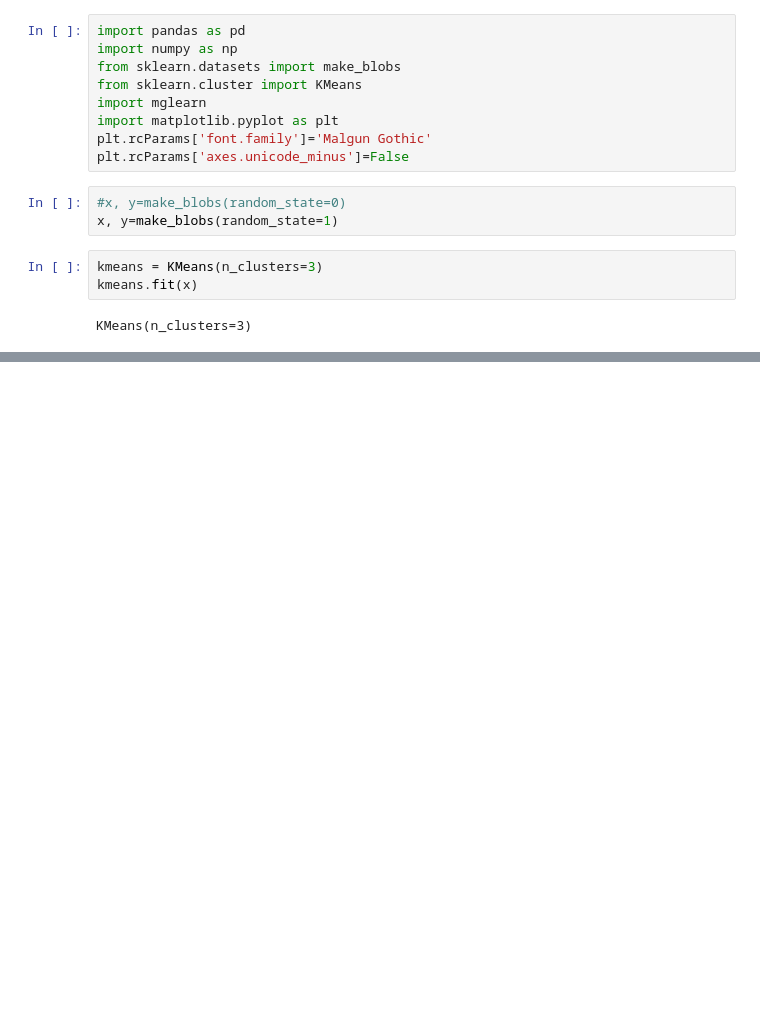
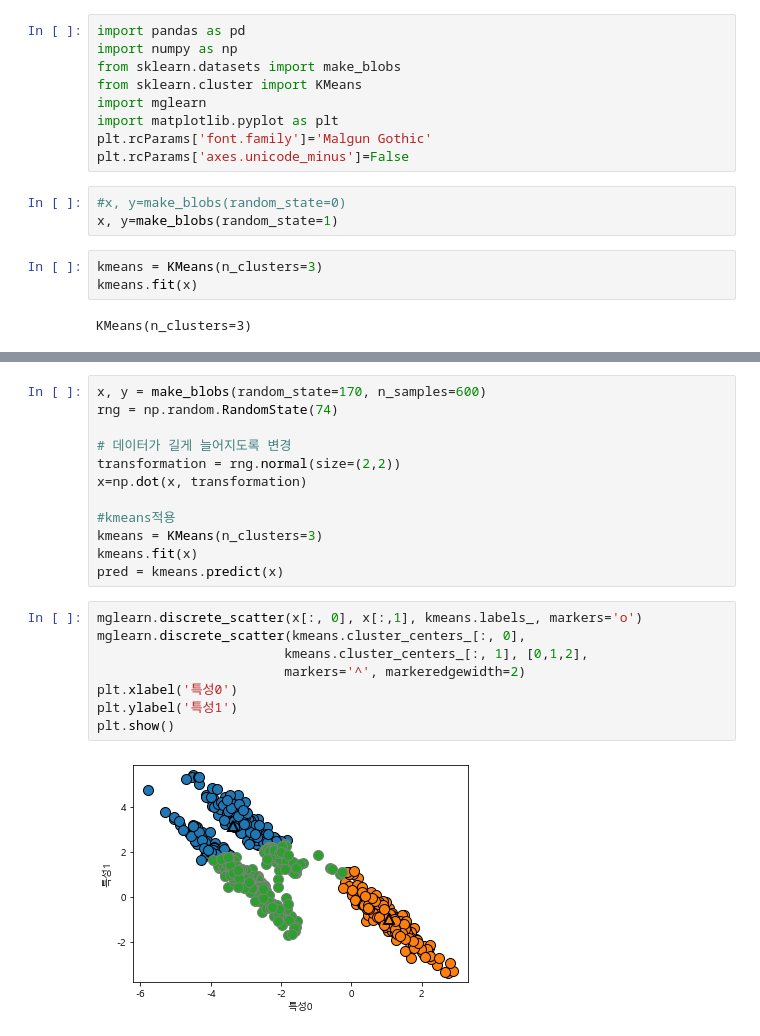
Before and after one commit to eeyeji/MachineLearning, a Jupyter notebook: 9일차/군집.ipynb, the cells around one changed output, grey strips where cells are left out. Drawn from its saved outputs; the diff is of its cells as text; blank space fills up the shorter version.

```diff
--- a/9일차/군집.ipynb
+++ b/9일차/군집.ipynb
@@ -52,0 +73,22 @@ mglearn.discrete_scatter(x[:,0], x[:,1], a, ax=axes[1])
+# %%
+x, y = make_blobs(random_state=170, n_samples=600)
+rng = np.random.RandomState(74)
+
+# 데이터가 길게 늘어지도록 변경
+transformation = rng.normal(size=(2,2))
+x=np.dot(x, transformation)
+
+#kmeans적용
+kmeans = KMeans(n_clusters=3)
+kmeans.fit(x)
+pred = kmeans.predict(x)
+# %%
+mglearn.discrete_scatter(x[:, 0], x[:,1], kmeans.labels_, markers='o')
+mglearn.discrete_scatter(kmeans.cluster_centers_[:, 0],
+                        kmeans.cluster_centers_[:, 1], [0,1,2],
+                        markers='^', markeredgewidth=2)
+plt.xlabel('특성0')
+plt.ylabel('특성1')
+plt.show()
+# %% [output]
+[figure, added]
```
Also changed, not shown: parts of 8 cells of this notebook.
